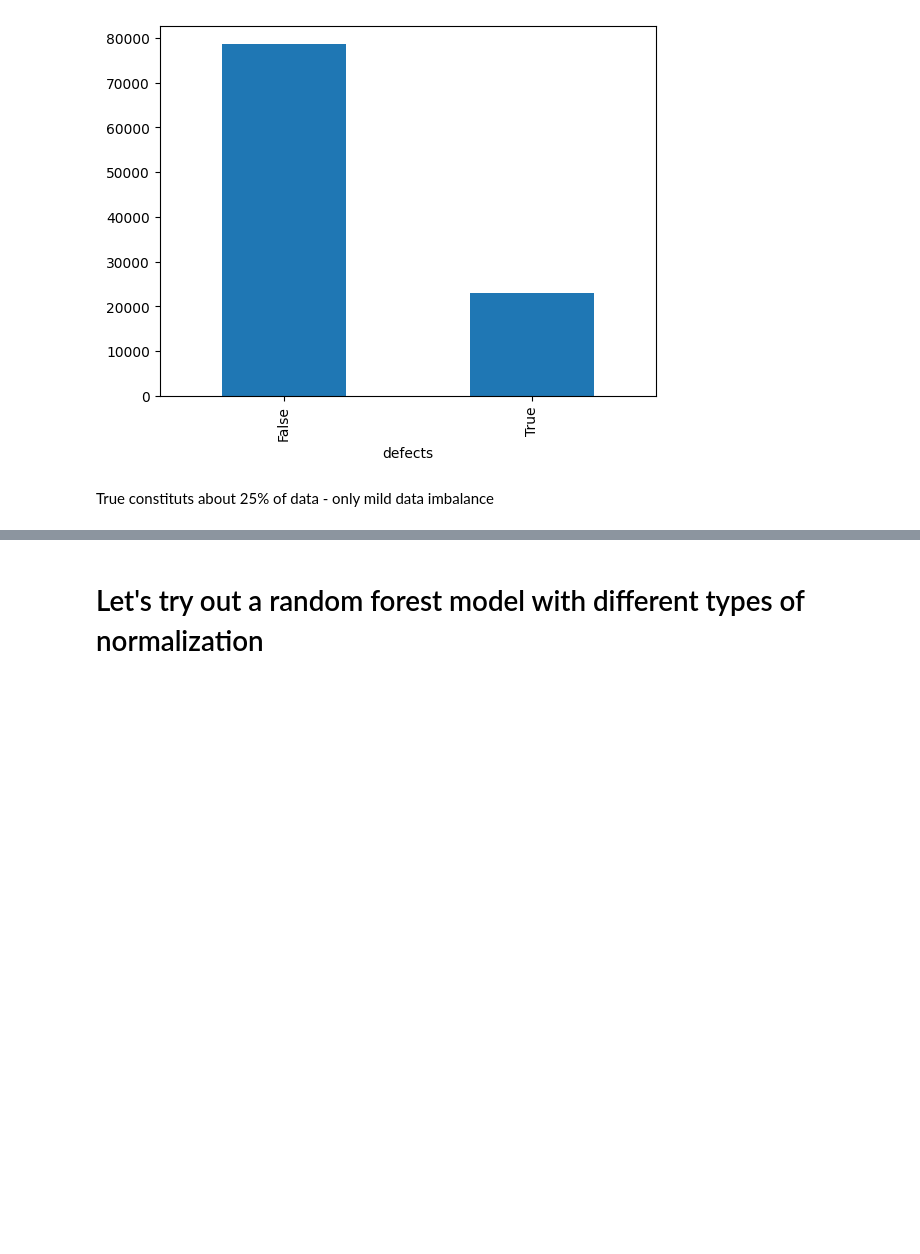
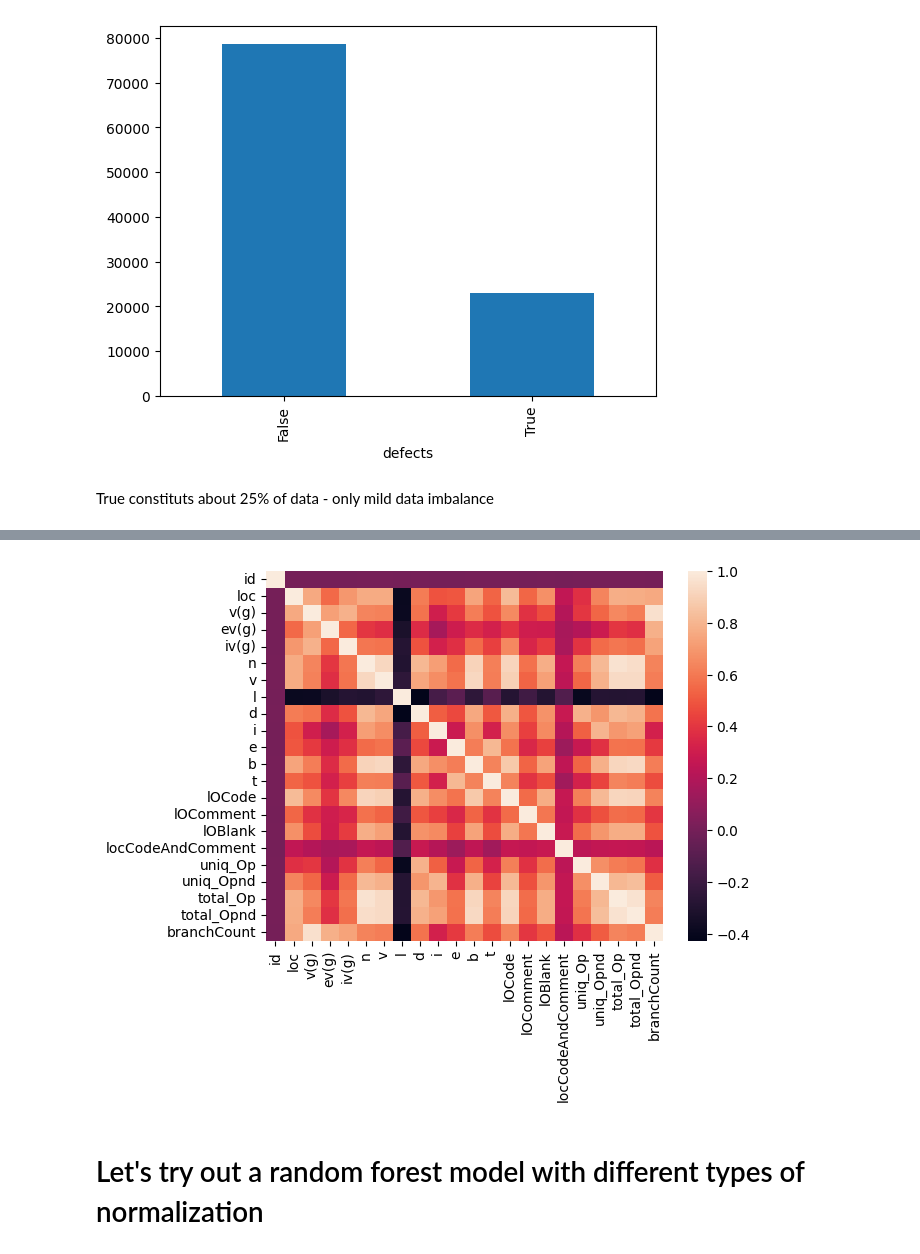
Before and after one commit to liebersi/Kaggle_Competitions, a Jupyter notebook: binary-classification-of-code-defects.ipynb, the cells around one changed output, grey strips where cells are left out. Saved outputs shown, nothing was run; the diff lists cells and outputs as text; code cells hidden in the pictures; blank space fills up the shorter version.

```diff
--- a/binary-classification-of-code-defects.ipynb
+++ b/binary-classification-of-code-defects.ipynb
@@ -365,3 +387,9 @@ if run_all:
+# %%
+import seaborn as sns
+sns.heatmap(X_train.corr())
+plt.show();
+# %% [output]
+[figure, added]
 # %% [markdown]
 # Let's try out a random forest model with different types of normalization
 # %%
```
Also changed, not shown: parts of 8 cells of this notebook.
